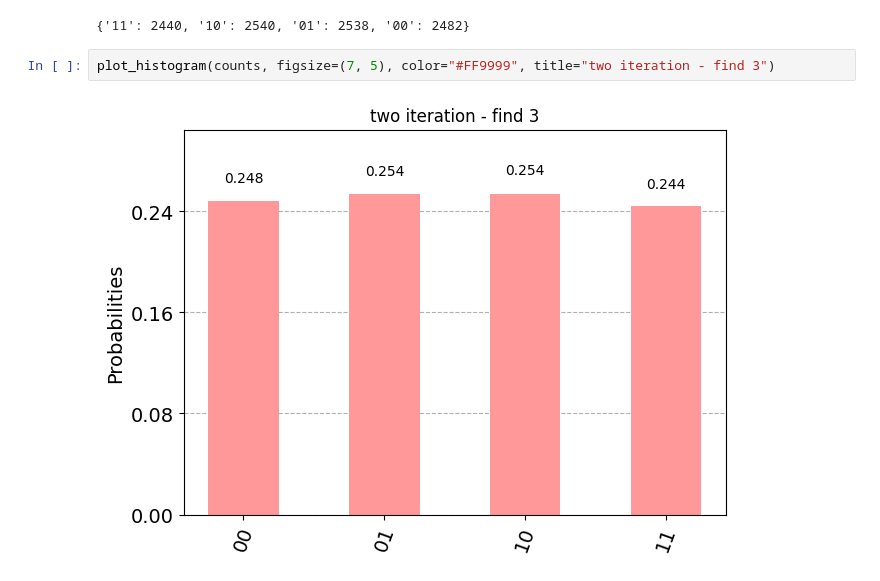
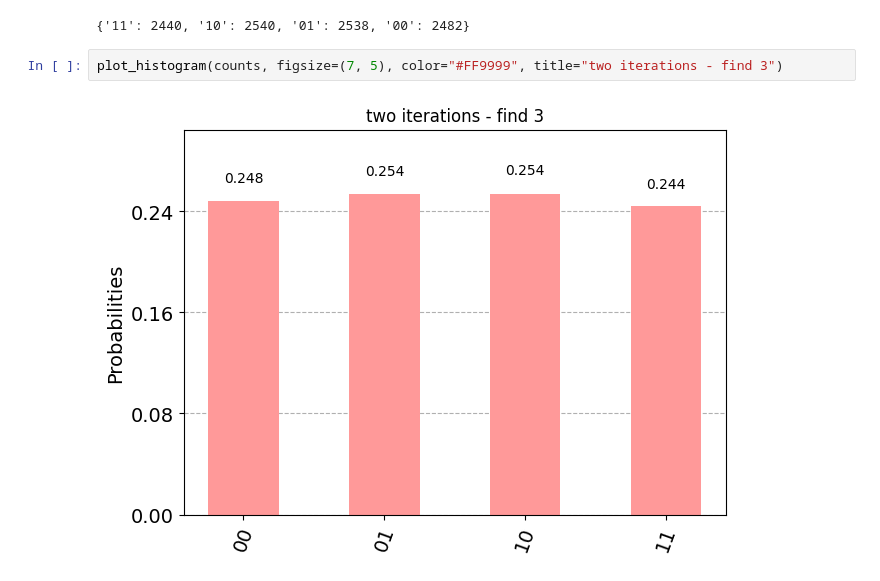
Before and after one commit to usamisaori/Grover, a Jupyter notebook: 1. grover algorithm - find 3.ipynb, the cells around one changed output. Cells and saved outputs as stored; diff of their text form.

Commit message:
update 1. grover algorithm - find 3

```diff
--- a/1. grover algorithm - find 3.ipynb
+++ b/1. grover algorithm - find 3.ipynb
@@ -234,6 +235,6 @@ print(counts)
 # %% [output]
 {'11': 2440, '10': 2540, '01': 2538, '00': 2482}
 # %%
-plot_histogram(counts, figsize=(7, 5), color="#FF9999", title="two iteration - find 3")
+plot_histogram(counts, figsize=(7, 5), color="#FF9999", title="two iterations - find 3")
 # %% [output]
-[figure, old version]
+[figure, new version]
```
Also changed, not shown: parts of 6 cells of this notebook.
